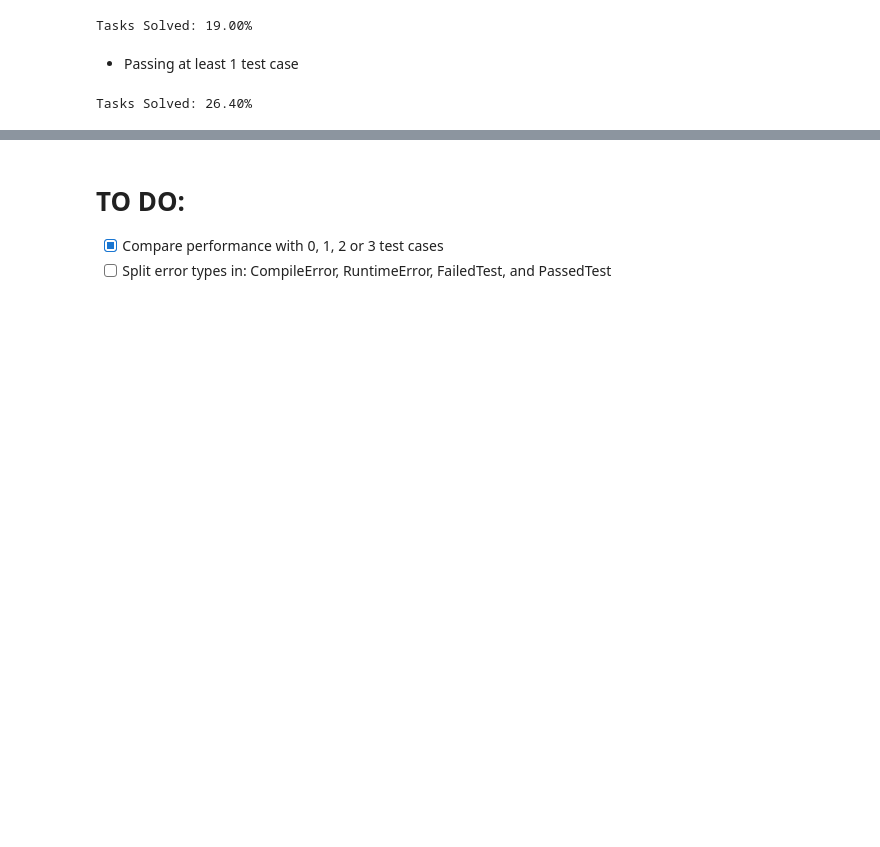
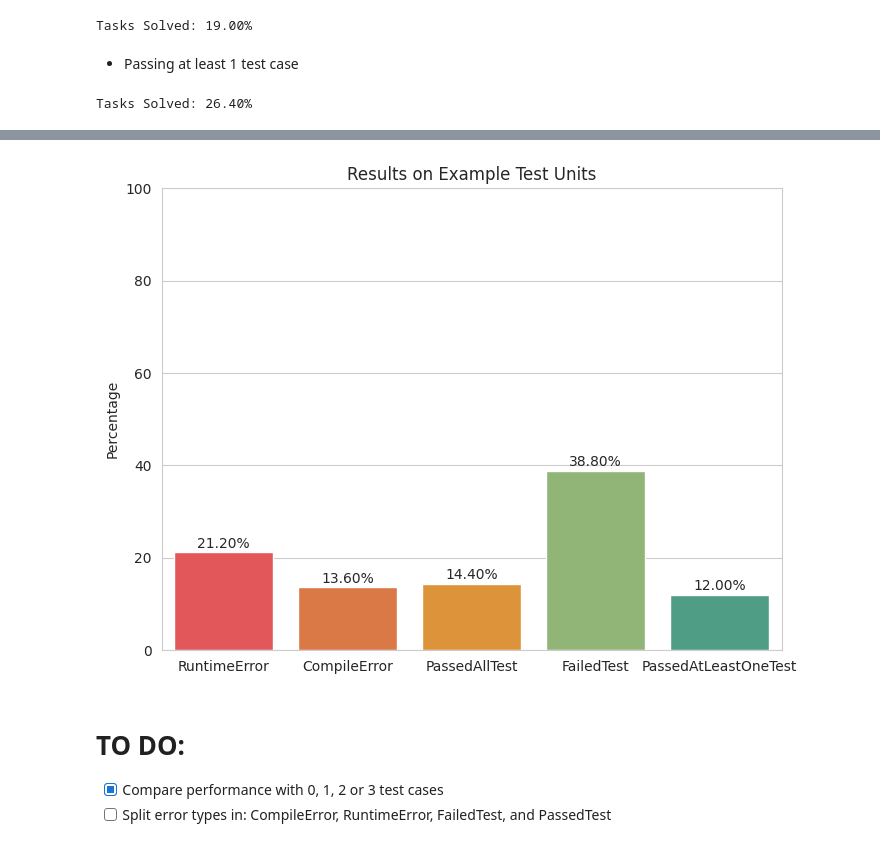
Before and after one commit to DanielDaCosta/CodeGPT, a Jupyter notebook: NLP_Project.ipynb, the cells around one changed output, grey strips where cells are left out. Cells and saved outputs as stored; diff of their text form; code cells hidden in the pictures; blank space fills up the shorter version.

```diff
--- a/NLP_Project.ipynb
+++ b/NLP_Project.ipynb
@@ -323,7 +321,7 @@ for i, row in enumerate(rows):
           # print(type(e))
           error_list.append(f'Test {i} {type(e)}: {e}')
     else:
-      error_list.append(f'Test {i}: Recursion problem')
+      error_list.append(f"Test {i}: <class \'RecursionError\'>: maximum recursion depth exceeded in comparison")
 
   except Exception as e:
     error_list.append(f'{type(e)}: {e}')
@@ -573,0 +592,2 @@ ModuleNotFoundError: ignored
+# %%
+df_eval = pd.read_csv('/content/gdrive/MyDrive/CSCI544/Project/codet5-large-ntp-py-eval.csv')
@@ -573,0 +612,6 @@ ModuleNotFoundError: ignored
+# %%
+errors = []
+for _, list_of_errors in enumerate(df_eval['error_list'].values):
+  tmp = set([retrieve_error_message(error_message) for error_message in eval(list_of_errors)])
+  # tmp_count = Counter(tmp)
+  errors.append(tmp)
@@ -573,0 +637,3 @@ ModuleNotFoundError: ignored
+# %%
+errors_class = [classify_errors(error) for error in errors]
+errors_class = Counter(errors_class)
@@ -574,3 +643,29 @@ ModuleNotFoundError: ignored
+# %%
+# Calculate the total number of items in the Counter
+total = builtins.sum(errors_class.values())
+
+# Calculate the percentage of each item in the Counter
+percentages = [(count/total)*100 for count in errors_class.values()]
+
+# Define custom colors
+colors = ['#f94144', '#f3722c', '#f8961e', '#90be6d', '#43aa8b']
+
+# Create a Seaborn bar plot
+sns.set_style("whitegrid")
+plt.figure(figsize=(8, 6))
+ax = sns.barplot(x=list(errors_class.keys()), y=percentages, palette=colors)
+ax.set_title("Results on Example Test Units")
+# ax.set_xlabel("Error Type")
+ax.set_ylabel("Percentage")
+ax.set_ylim([0, 100])
+
+# Add the percentage values on the bars
+for i, v in enumerate(percentages):
+    ax.text(i, v + 1, f"{v:.2f}%", ha='center')
+
+plt.show()
+# %% [output]
+[figure, added]
 # %% [markdown]
 # TO DO:
 
```
Also changed, not shown: parts of 30 cells of this notebook.
